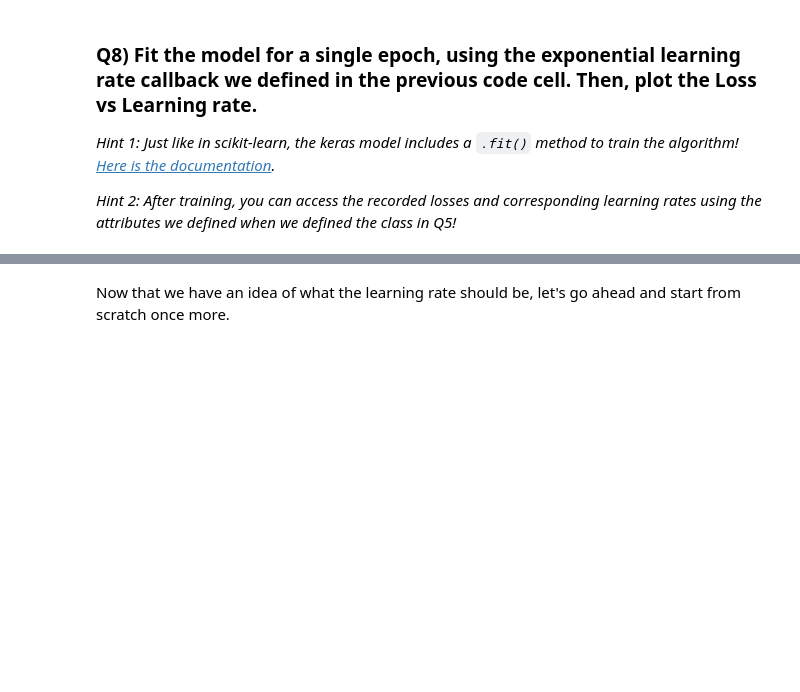
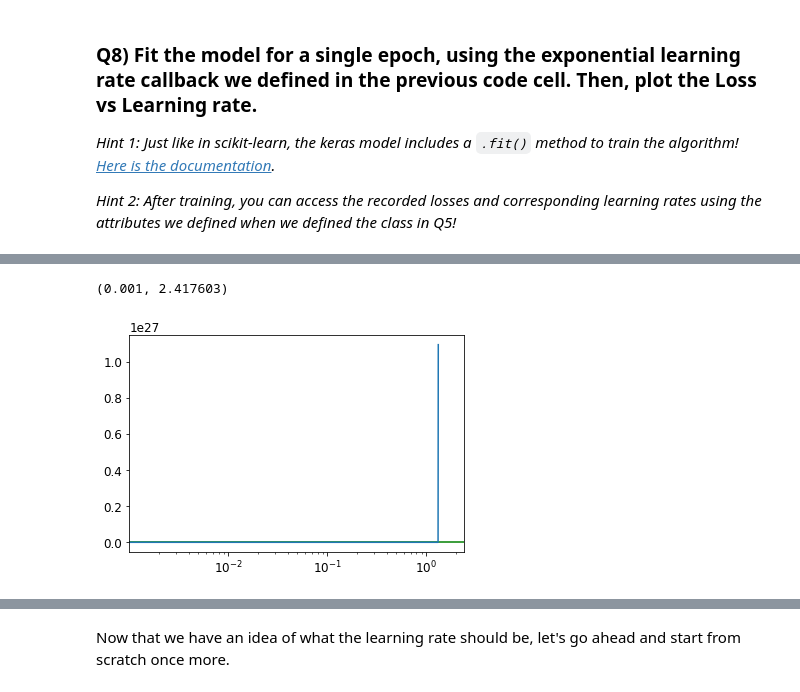
Before and after one commit to mrfabien/2022_ML_EES, a Jupyter notebook: Exercises/S4_1_NNs_with_Keras.ipynb, the cells around one changed output, grey strips where cells are left out. Cells and saved outputs as stored; diff of their text form; code cells hidden in the pictures; blank space fills up the shorter version.

```diff
--- a/Exercises/S4_1_NNs_with_Keras.ipynb
+++ b/Exercises/S4_1_NNs_with_Keras.ipynb
@@ -289,13 +289,13 @@ class ExponentialLearningRate(tf.keras.callbacks.Callback): #define the Exponent
 
     def on_batch_end(self, batch, logs):
         # Add the value of the learning rate to the list
-        self.l_rate_list.append(tf.keras.backend.get_value(self.model.optimizer.learning_rate))
+        self.l_rate_list.append(K.get_value(self.model.optimizer.learning_rate))
 
         # Add the value of the loss
         self.losses_list.append(logs['loss'])
 
         # Set the value of the
-        tf.keras.backend.set_value(self.model.optimizer.learning_rate, self.model.optimizer.learning_rate * self.factor)
+        K.set_value(self.model.optimizer.learning_rate, self.model.optimizer.learning_rate * self.factor)
 # %% [markdown]
 Now that we've defined out callback, we can go ahead and start thinking about our neural network. For consistency's sake, let's start by clearing the Keras backend and setting our random state.
 # %%
@@ -364,3 +363,19 @@ WARNING:tensorflow:Callback method `on_train_batch_end` is slow compared to the
+# %%
+exponential_lr_callback.losses_list[1]
+fig, ax = plt.subplots()
+
+ax.plot(exponential_lr_callback.l_rate_list, # learning rates
+        exponential_lr_callback.losses_list) # losses
+
+x_limits = ( min(exponential_lr_callback.l_rate_list), max(exponential_lr_callback.l_rate_list) )
+ax.set_xscale('log')
+ax.hlines(min(exponential_lr_callback.losses_list), #Find the minimum loss value to draw a horizontal line
+          *x_limits, # the star unpacks x_limits to the expected num of args
+          'g')
+ax.set_xlim(x_limits)
+# %% [output]
+(0.001, 2.417603)
+[figure, added]
 # %%
 # Plotting
 fig, ax = plt.subplots()
```
Also changed, not shown: parts of 4 cells of this notebook.
